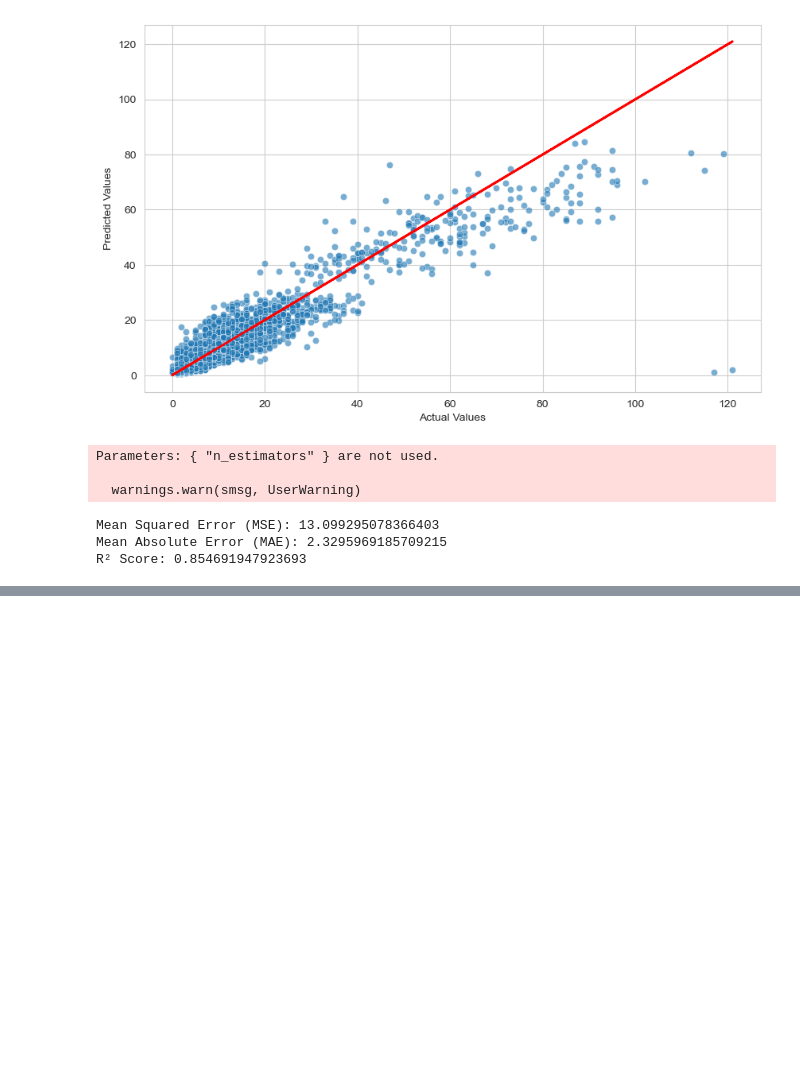
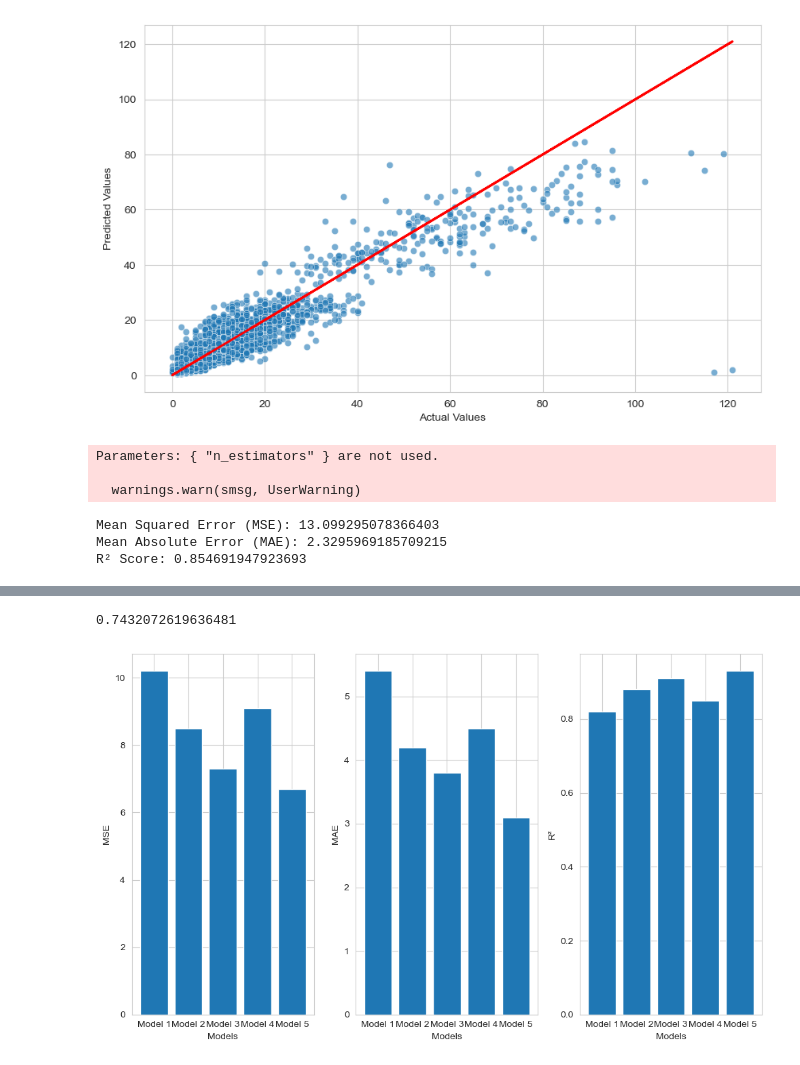
Before and after one commit to mraminamiri/National_Accident, a Jupyter notebook: ensemble regression.ipynb, the cells around one changed output, grey strips where cells are left out. Cells and saved outputs as stored; diff of their text form; code cells hidden in the pictures; blank space fills up the shorter version.

```diff
--- a/ensemble regression.ipynb
+++ b/ensemble regression.ipynb
@@ -287,0 +962,39 @@ R² Score: 0.854691947923693
+# %%
+Adj_r2 = 1 - (1-r2_score(y_test, y_pred_combined)) * (len(y)-1)/(len(y)-X.shape[1]-1)
+Adj_r2
+# %% [output]
+0.7432072619636481
+# %%
+import matplotlib.pyplot as plt
+import numpy as np
+
+# فرض کنید که مقادیر MSE، MAE و R² برای هر پنج مدل را دارید
+mse_values = [10.2, 8.5, 7.3, 9.1, 6.7]
+mae_values = [5.4, 4.2, 3.8, 4.5, 3.1]
+r2_values = [0.82, 0.88, 0.91, 0.85, 0.93]
+
+# ایجاد نمودار با ستون‌های چندگانه
+plt.figure(figsize=(10, 6))
+
+# نمودار MSE
+plt.subplot(1, 3, 1)
+plt.bar(['Model 1', 'Model 2', 'Model 3', 'Model 4', 'Model 5'], mse_values)
+plt.xlabel('Models')
+plt.ylabel('MSE')
+
+# نمودار MAE
+plt.subplot(1, 3, 2)
+plt.bar(['Model 1', 'Model 2', 'Model 3', 'Model 4', 'Model 5'], mae_values)
+plt.xlabel('Models')
+plt.ylabel('MAE')
+
+# نمودار R²
+plt.subplot(1, 3, 3)
+plt.bar(['Model 1', 'Model 2', 'Model 3', 'Model 4', 'Model 5'], r2_values)
+plt.xlabel('Models')
+plt.ylabel('R²')
+
+plt.tight_layout()
+plt.show()
+# %% [output]
+[figure, added]
```
Also changed, not shown: parts of 29 cells of this notebook.
